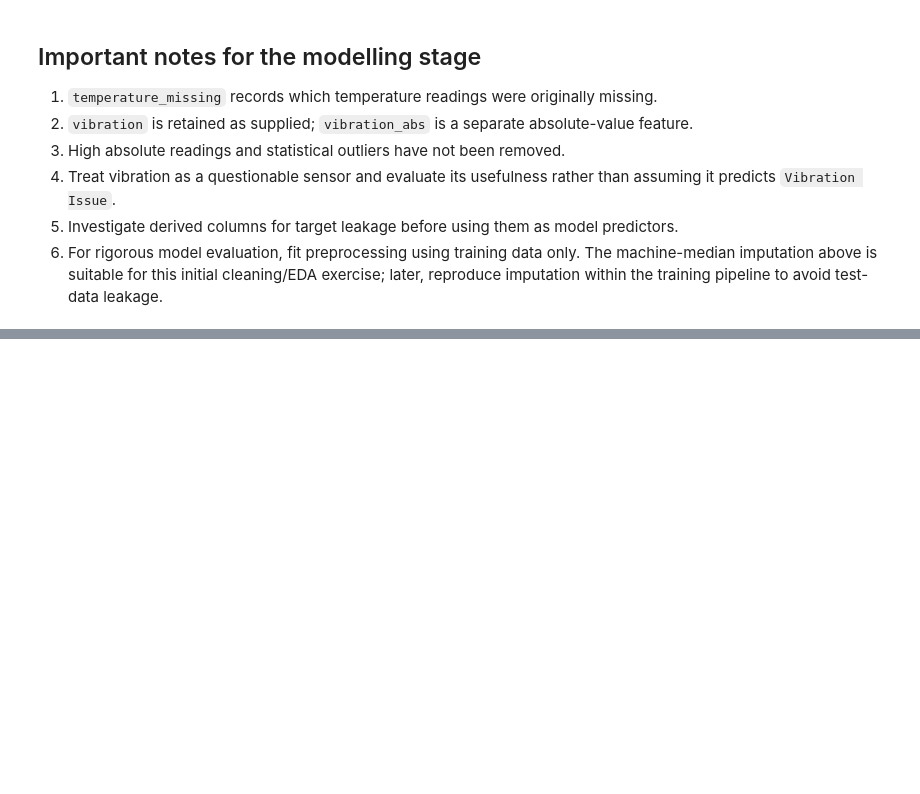
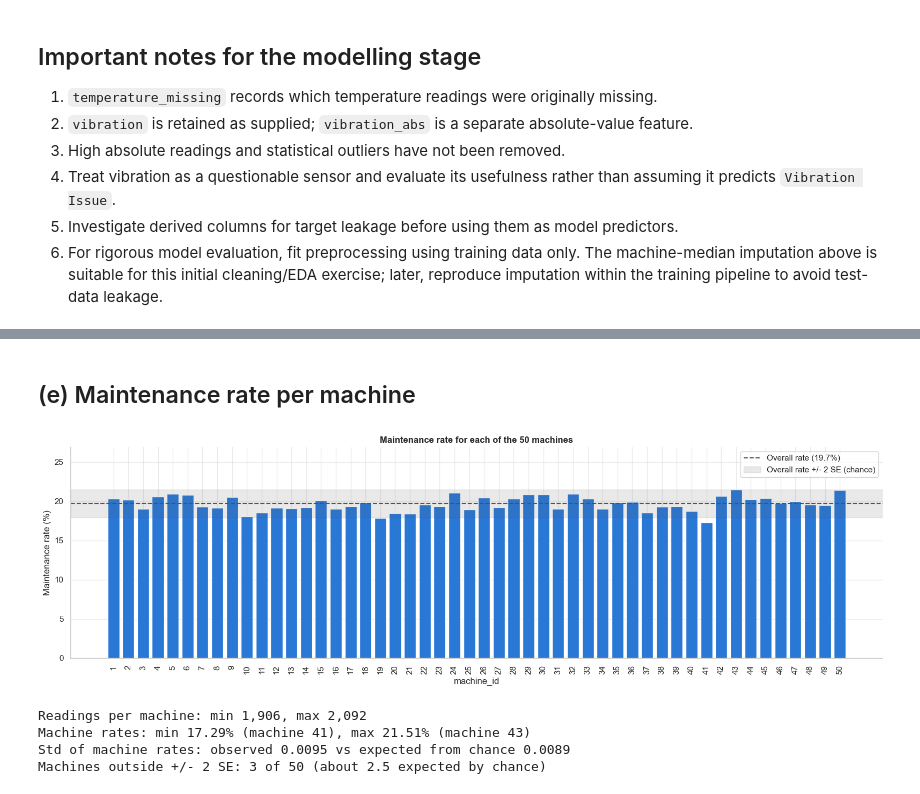
Before and after one commit to wwenyuu-23/Git-Rebase, a Jupyter notebook: eda.ipynb, the cells around one changed output, grey strips where cells are left out. Drawn from its saved outputs; the diff is of its cells as text; code cells hidden in the pictures; blank space fills up the shorter version.

Commit message:
docs(eda): add per-machine and time-pattern analysis

```diff
--- a/eda.ipynb
+++ b/eda.ipynb
@@ -801,0 +802,30 @@ available in advance, so `machine_status` is treated as a leakage risk in sectio
+# %% [markdown]
+## (e) Maintenance rate per machine
+# %%
+machine_table = rate_table(df, "machine_id")
+machine_rates = machine_table["maintenance_rate"]
+
+fig, ax = plt.subplots(figsize=(16, 5))
+plot_rate_bars(machine_rates, "Maintenance rate for each of the 50 machines", "machine_id", ax=ax, rotate=90)
+
+# Band of +/- 2 standard errors expected from pure chance for a machine with the average number of readings.
+expected_se = np.sqrt(OVERALL_RATE * (1 - OVERALL_RATE) / machine_table["readings"].mean())
+ax.axhspan((OVERALL_RATE - 2 * expected_se) * 100, (OVERALL_RATE + 2 * expected_se) * 100,
+           color="#52514e", alpha=0.12, label="Overall rate +/- 2 SE (chance)")
+ax.set_ylim(0, machine_rates.max() * 100 * 1.25)
+ax.legend(loc="upper right")
+plt.tight_layout()
+plt.show()
+
+print(f"Readings per machine: min {machine_table['readings'].min():,}, max {machine_table['readings'].max():,}")
+print(f"Machine rates: min {machine_rates.min():.2%} (machine {machine_rates.idxmin()}), "
+      f"max {machine_rates.max():.2%} (machine {machine_rates.idxmax()})")
+print(f"Std of machine rates: observed {machine_rates.std():.4f} vs expected from chance {expected_se:.4f}")
+print(f"Machines outside +/- 2 SE: {((machine_rates - OVERALL_RATE).abs() > 2 * expected_se).sum()} of 50 "
+      f"(about {0.05 * 50:.1f} expected by chance)")
+# %% [output]
+[figure, added]
+Readings per machine: min 1,906, max 2,092
+Machine rates: min 17.29% (machine 41), max 21.51% (machine 43)
+Std of machine rates: observed 0.0095 vs expected from chance 0.0089
+Machines outside +/- 2 SE: 3 of 50 (about 2.5 expected by chance)
```
Also changed, not shown: parts of 42 cells of this notebook.
